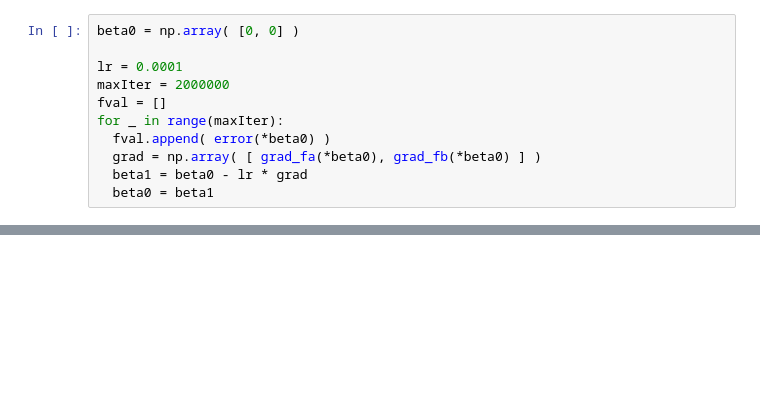
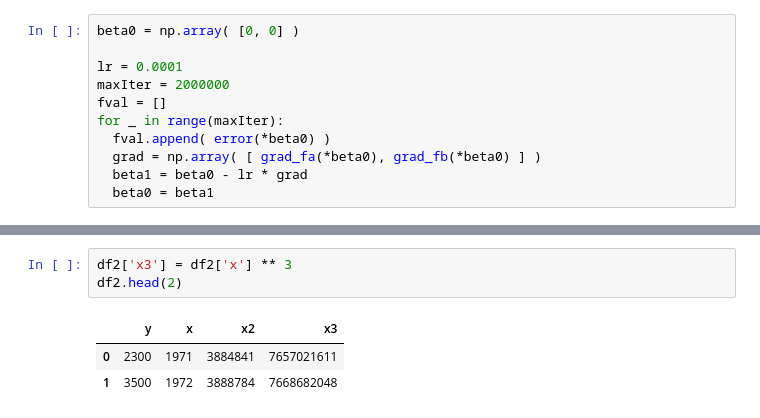
Before and after one commit to heewon330/TIL3, a Jupyter notebook: 선형회귀_hw.ipynb, the cells around one changed output, grey strips where cells are left out. Drawn from its saved outputs; the diff is of its cells as text; blank space fills up the shorter version.

```diff
--- a/선형회귀_hw.ipynb
+++ b/선형회귀_hw.ipynb
@@ -1099,0 +1272,7 @@ print( *beta0 )
+# %%
+df2['x3'] = df2['x'] ** 3
+df2.head(2)
+# %% [output]
+|  | y | x | x2 | x3 |
+| 0 | 2300 | 1971 | 3884841 | 7657021611 |
+| 1 | 3500 | 1972 | 3888784 | 7668682048 |
```
Also changed, not shown: parts of 46 cells of this notebook.
